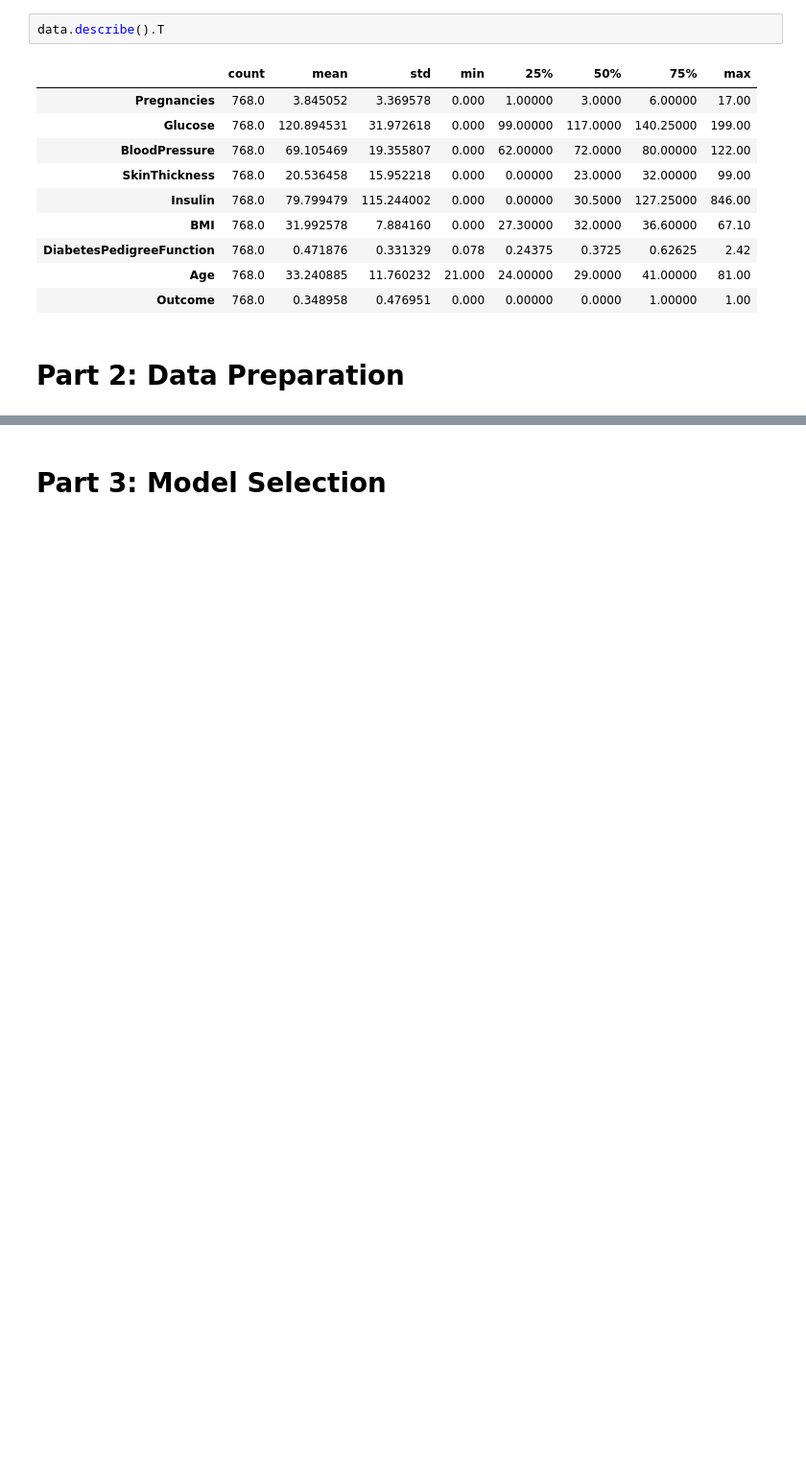
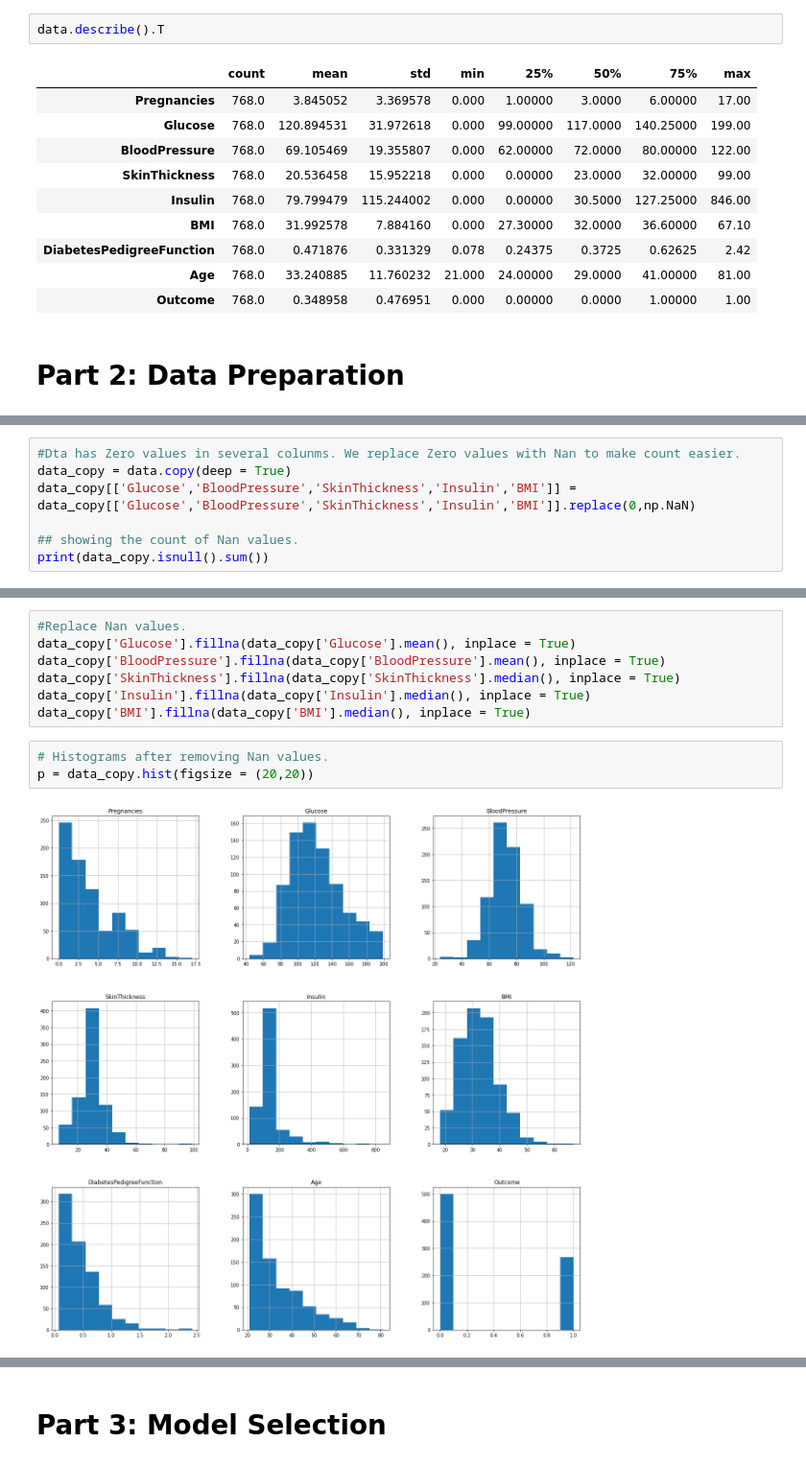
Before and after one commit to MavrellousG/MachineLearningNotebooks, a Jupyter notebook: Choosing_the_right_estimator.ipynb, the cells around one changed output, grey strips where cells are left out. Shown at 96% size. Saved outputs shown, nothing was run; the diff lists cells and outputs as text; blank space fills up the shorter version.

```diff
--- a/Choosing_the_right_estimator.ipynb
+++ b/Choosing_the_right_estimator.ipynb
@@ -134,0 +101,7 @@ memory usage: 54.1 KB
+# %%
+#Dta has Zero values in several colunms. We replace Zero values with Nan to make count easier.
+data_copy = data.copy(deep = True)
+data_copy[['Glucose','BloodPressure','SkinThickness','Insulin','BMI']] = data_copy[['Glucose','BloodPressure','SkinThickness','Insulin','BMI']].replace(0,np.NaN)
+
+## showing the count of Nan values.
+print(data_copy.isnull().sum())
@@ -134,0 +124,12 @@ memory usage: 54.1 KB
+# %%
+#Replace Nan values.
+data_copy['Glucose'].fillna(data_copy['Glucose'].mean(), inplace = True)
+data_copy['BloodPressure'].fillna(data_copy['BloodPressure'].mean(), inplace = True)
+data_copy['SkinThickness'].fillna(data_copy['SkinThickness'].median(), inplace = True)
+data_copy['Insulin'].fillna(data_copy['Insulin'].median(), inplace = True)
+data_copy['BMI'].fillna(data_copy['BMI'].median(), inplace = True)
+# %%
+# Histograms after removing Nan values.
+p = data_copy.hist(figsize = (20,20))
+# %% [output]
+[figure, added]
```
Also changed, not shown: parts of 13 cells of this notebook.
